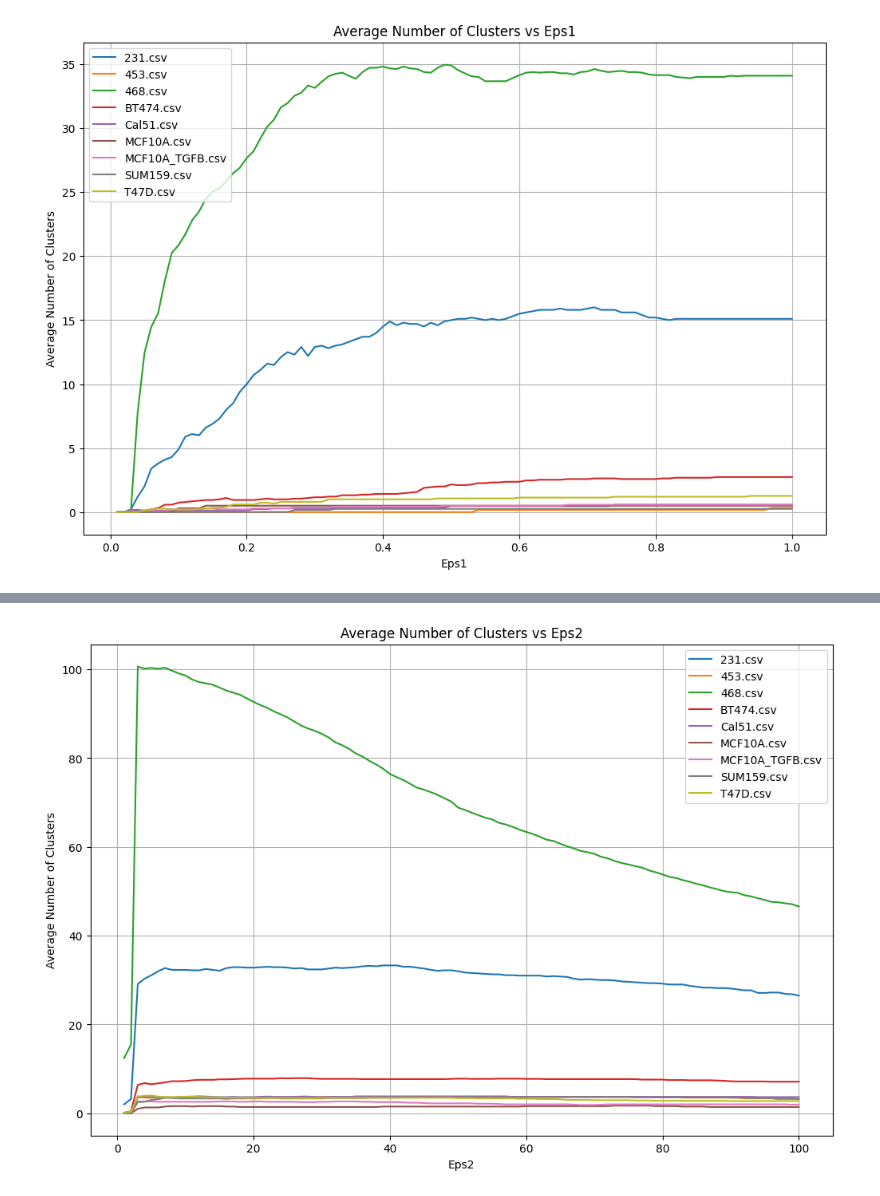
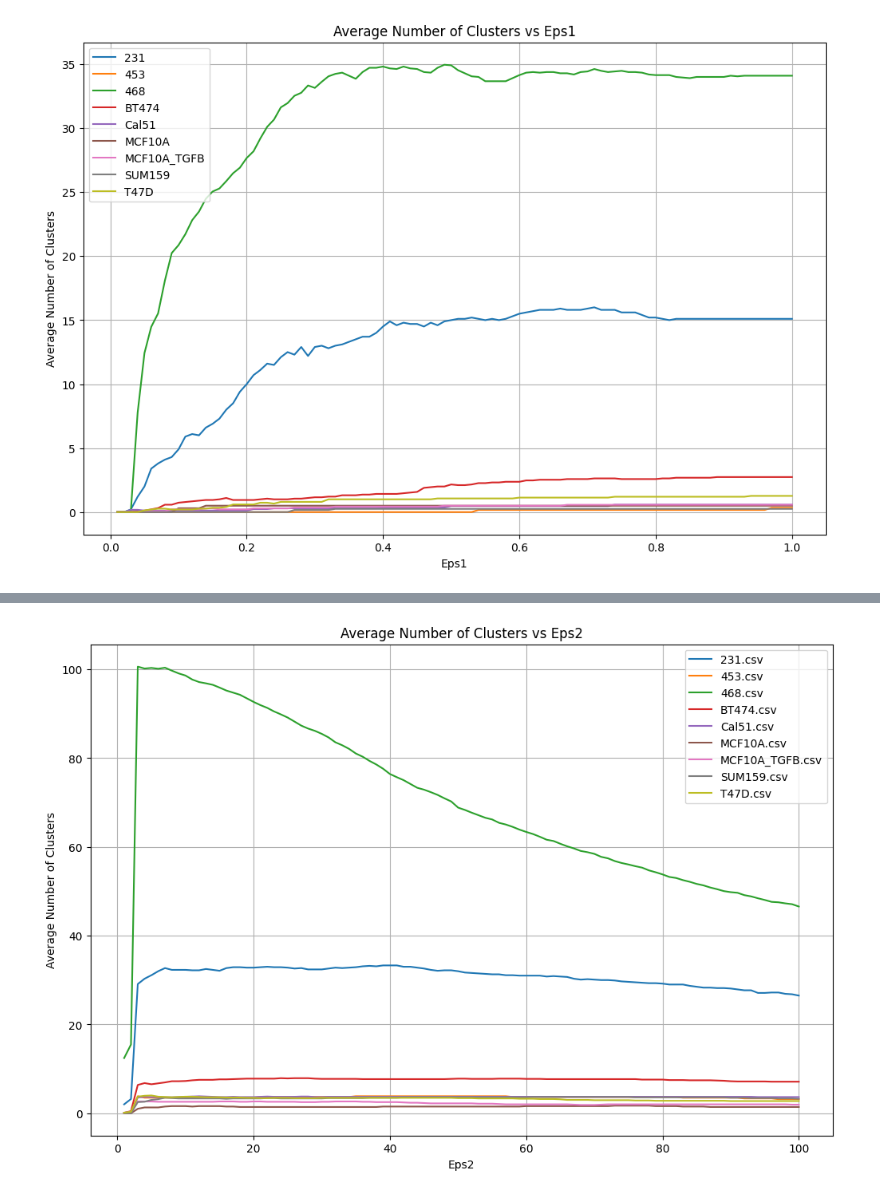
Before and after one commit to Breast-cancer-analysis/ST-DBSCAN, a Jupyter notebook: spatempanalysis.ipynb, the cells around one changed output, grey strips where cells are left out. Saved outputs shown, nothing was run; the diff lists cells and outputs as text; code cells hidden in the pictures.

```diff
--- a/spatempanalysis.ipynb
+++ b/spatempanalysis.ipynb
@@ -28,7 +28,7 @@ from matplotlib.colors import Normalize
 from sklearn.neighbors import NearestNeighbors
 from kneed import KneeLocator
 # %%
-directory = r"C:\Users\ainii\OneDrive\Documents\TempSpa\locations\sortedfiles\ST-DBSCAN\event_time_list\468.csv"
+directory = r"C:\Users\ainii\OneDrive\Documents\TempSpa\locations\sortedfiles\ST-DBSCAN\event_time_list"
 # %%
 # eps1
 # Create a new figure
@@ -38,6 +38,9 @@ plt.figure(figsize=(12, 8))
 for filename in os.listdir(directory):
     if filename.endswith(".csv"):  # Check if the file is a CSV file
         file_path = os.path.join(directory, filename)
+
+        # Extract the cell type from the filename
+        cell_type = os.path.splitext(filename)[0]  # Remove the extension
 
         # Load the data from the CSV file
         data = pd.read_csv(file_path)
@@ -47,35 +50,35 @@ for filename in os.listdir(directory):
         data[['cell_x', 'cell_y']] = scaler.fit_transform(data[['cell_x', 'cell_y']])
 
         # Your existing code to calculate and plot average number of clusters vs eps1
         avg_num_clusters = []
         eps1_values = np.arange(0.01, 1.01, 0.01)
 
         for eps1 in eps1_values:
             num_clusters_for_eps1 = []
 
             for slip_area in data['slip_area'].unique():
                 subset = data[data['slip_area'] == slip_area]
                 st_dbscan = ST_DBSCAN(eps1=eps1, eps2=1, min_samples=6)
                 time_coord_values = subset[['Event_time', 'cell_x', 'cell_y']]
                 st_dbscan.fit(time_coord_values)
                 cluster_labels = st_dbscan.labels
                 num_clusters_for_eps1.append(len(np.unique(cluster_labels[cluster_labels != -1])))
 
             avg_num_clusters_for_eps1 = np.mean(num_clusters_for_eps1)
             avg_num_clusters.append(avg_num_clusters_for_eps1)
 
         # Plot on the same graph
-        plt.plot(eps1_values, avg_num_clusters, label=filename)
+        plt.plot(eps1_values, avg_num_clusters, label=cell_type)
 
 # Add labels and legend
 plt.title('Average Number of Clusters vs Eps1')
 plt.xlabel('Eps1')
 plt.ylabel('Average Number of Clusters')
 plt.grid(True)
 plt.legend()
 plt.show()
 # %% [output]
-[figure, old version]
+[figure, new version]
 # %%
 # eps1
 # Y scale Log
```
Also changed, not shown: parts of 4 cells of this notebook.
